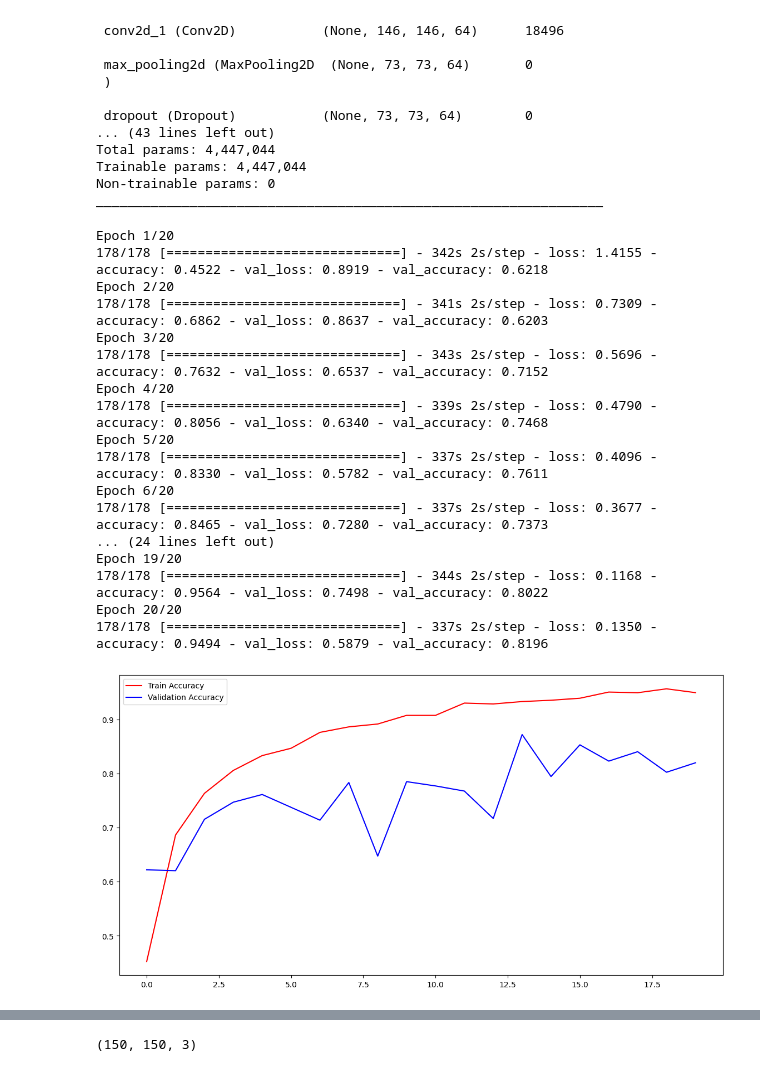
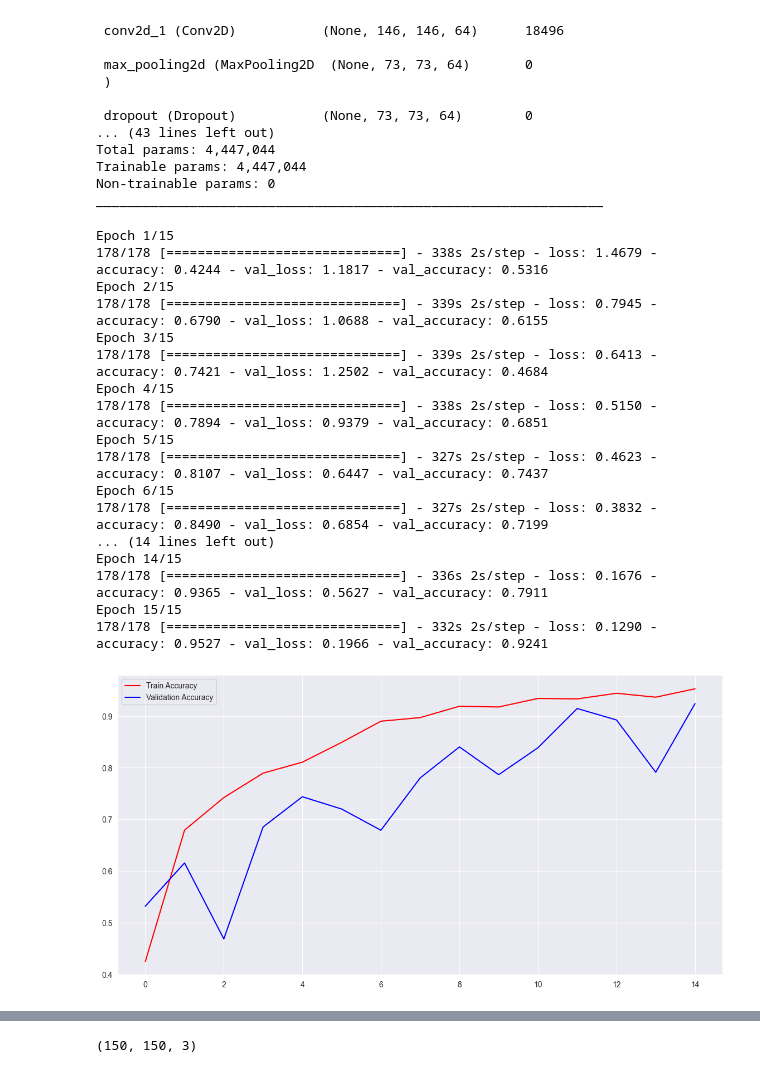
Before and after one commit to AyanKantiDas/Brain-tumor-VGG16, a Jupyter notebook: braintumor.ipynb, the cells around one changed output, grey strips where cells are left out. Drawn from its saved outputs; the diff is of its cells as text; code cells hidden in the pictures.

```diff
--- a/braintumor.ipynb
+++ b/braintumor.ipynb
@@ -109,25 +109,25 @@ _________________________________________________________________
 # %%
 model.compile(loss='categorical_crossentropy', optimizer='Adam',metrics=['accuracy'])
 # %%
-history = model.fit(X_train, y_train , epochs=20 , validation_split=0.1)
+history = model.fit(X_train, y_train , epochs=15 , validation_split=0.1)
 # %% [output]
-Epoch 1/20
-178/178 [==============================] - 342s 2s/step - loss: 1.4155 - accuracy: 0.4522 - val_loss: 0.8919 - val_accuracy: 0.6218
-Epoch 2/20
-178/178 [==============================] - 341s 2s/step - loss: 0.7309 - accuracy: 0.6862 - val_loss: 0.8637 - val_accuracy: 0.6203
-Epoch 3/20
-178/178 [==============================] - 343s 2s/step - loss: 0.5696 - accuracy: 0.7632 - val_loss: 0.6537 - val_accuracy: 0.7152
-Epoch 4/20
-178/178 [==============================] - 339s 2s/step - loss: 0.4790 - accuracy: 0.8056 - val_loss: 0.6340 - val_accuracy: 0.7468
-Epoch 5/20
-178/178 [==============================] - 337s 2s/step - loss: 0.4096 - accuracy: 0.8330 - val_loss: 0.5782 - val_accuracy: 0.7611
-Epoch 6/20
-178/178 [==============================] - 337s 2s/step - loss: 0.3677 - accuracy: 0.8465 - val_loss: 0.7280 - val_accuracy: 0.7373
-... (24 lines left out)
-Epoch 19/20
-178/178 [==============================] - 344s 2s/step - loss: 0.1168 - accuracy: 0.9564 - val_loss: 0.7498 - val_accuracy: 0.8022
-Epoch 20/20
-178/178 [==============================] - 337s 2s/step - loss: 0.1350 - accuracy: 0.9494 - val_loss: 0.5879 - val_accuracy: 0.8196
+Epoch 1/15
+178/178 [==============================] - 338s 2s/step - loss: 1.4679 - accuracy: 0.4244 - val_loss: 1.1817 - val_accuracy: 0.5316
+Epoch 2/15
+178/178 [==============================] - 339s 2s/step - loss: 0.7945 - accuracy: 0.6790 - val_loss: 1.0688 - val_accuracy: 0.6155
+Epoch 3/15
+178/178 [==============================] - 339s 2s/step - loss: 0.6413 - accuracy: 0.7421 - val_loss: 1.2502 - val_accuracy: 0.4684
+Epoch 4/15
+178/178 [==============================] - 338s 2s/step - loss: 0.5150 - accuracy: 0.7894 - val_loss: 0.9379 - val_accuracy: 0.6851
+Epoch 5/15
+178/178 [==============================] - 327s 2s/step - loss: 0.4623 - accuracy: 0.8107 - val_loss: 0.6447 - val_accuracy: 0.7437
+Epoch 6/15
+178/178 [==============================] - 327s 2s/step - loss: 0.3832 - accuracy: 0.8490 - val_loss: 0.6854 - val_accuracy: 0.7199
+... (14 lines left out)
+Epoch 14/15
+178/178 [==============================] - 336s 2s/step - loss: 0.1676 - accuracy: 0.9365 - val_loss: 0.5627 - val_accuracy: 0.7911
+Epoch 15/15
+178/178 [==============================] - 332s 2s/step - loss: 0.1290 - accuracy: 0.9527 - val_loss: 0.1966 - val_accuracy: 0.9241
 # %%
 import matplotlib.pyplot as plt
 import seaborn as sns
@@ -134,16 +136,14 @@ import seaborn as sns
 # %%
-model.save('braintumorvgg16.h5')
-
 acc = history.history['accuracy']
 val_acc = history.history['val_accuracy']
 epochs = range(len(acc))
 fig = plt.figure(figsize=(14, 7))
 plt.plot(epochs, acc, 'r' , label="Train Accuracy")
 plt.plot(epochs, val_acc, 'b' , label="Validation Accuracy")
 plt.legend(loc = 'upper left')
 plt.show()
 # %% [output]
-[figure, old version]
+[figure, new version]
 # %%
 loss = history.history['loss']
 val_loss = history.history['val_loss']
```
Also changed, not shown: parts of 4 cells of this notebook.
